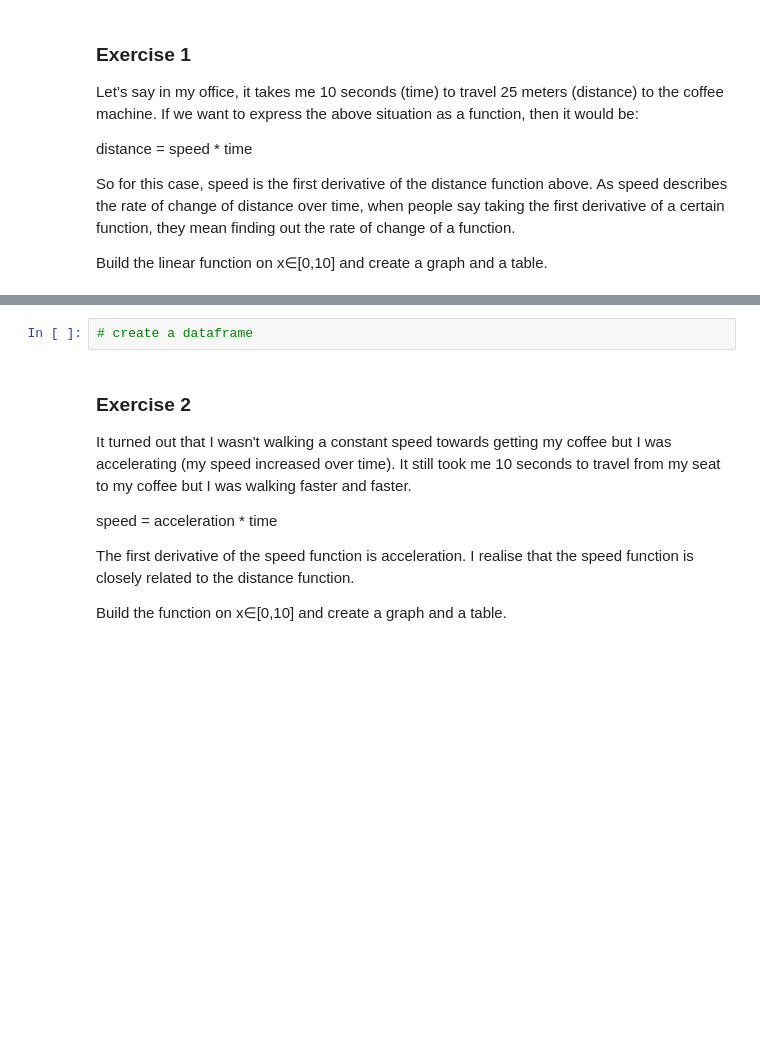
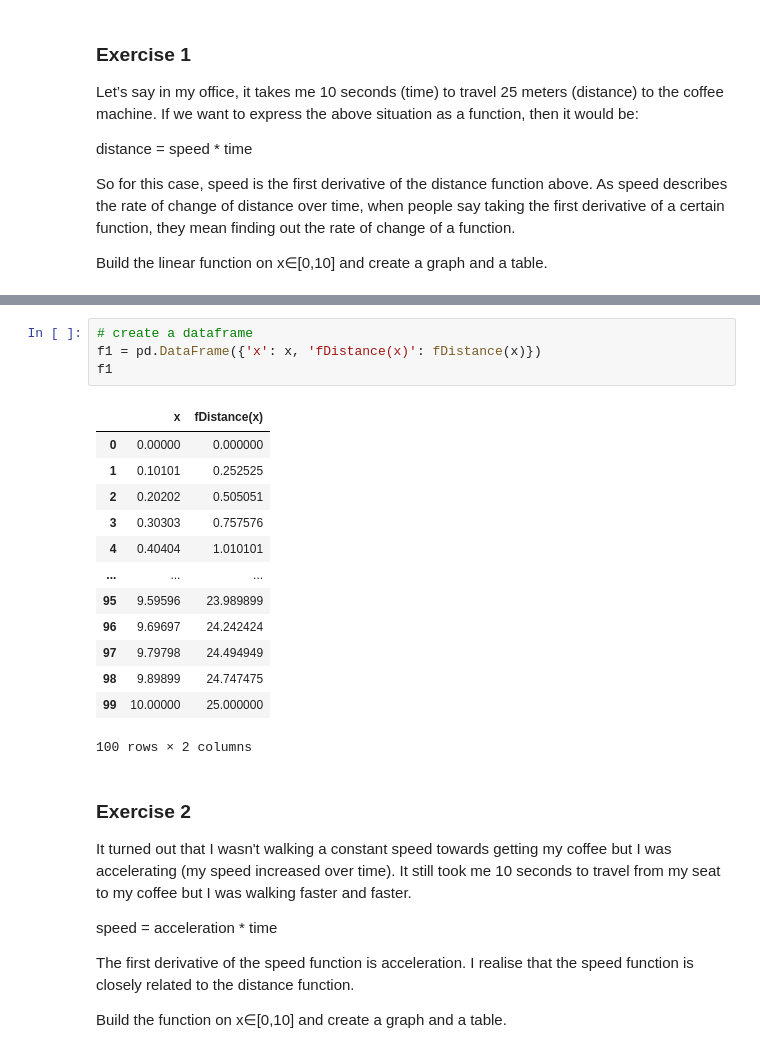
Before and after one commit to xalejandrow/calculus-and-algebra-problems-with-python, a Jupyter notebook: problems.ipynb, the cells around one changed output, grey strips where cells are left out. Saved outputs shown, nothing was run; the diff lists cells and outputs as text; blank space fills up the shorter version.

```diff
--- a/problems.ipynb
+++ b/problems.ipynb
@@ -32,5 +46,21 @@ Build the linear function on x∈[0,10] and create a graph and a table.
 # %%
 # create a dataframe
+f1 = pd.DataFrame({'x': x, 'fDistance(x)': fDistance(x)})
+f1
+# %% [output]
+|  | x | fDistance(x) |
+| 0 | 0.00000 | 0.000000 |
+| 1 | 0.10101 | 0.252525 |
+| 2 | 0.20202 | 0.505051 |
+| 3 | 0.30303 | 0.757576 |
+| 4 | 0.40404 | 1.010101 |
+| ... | ... | ... |
+| 95 | 9.59596 | 23.989899 |
+| 96 | 9.69697 | 24.242424 |
+| 97 | 9.79798 | 24.494949 |
+| 98 | 9.89899 | 24.747475 |
+| 99 | 10.00000 | 25.000000 |
+100 rows × 2 columns
 # %% [markdown]
 ### Exercise 2
 
```
Also changed, not shown: parts of 4 cells of this notebook.
